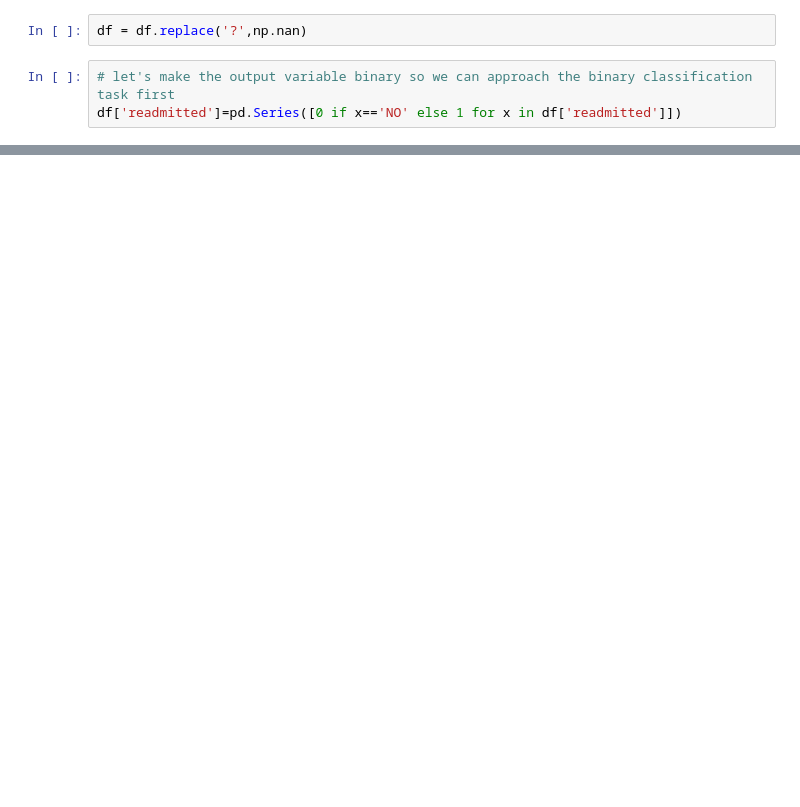
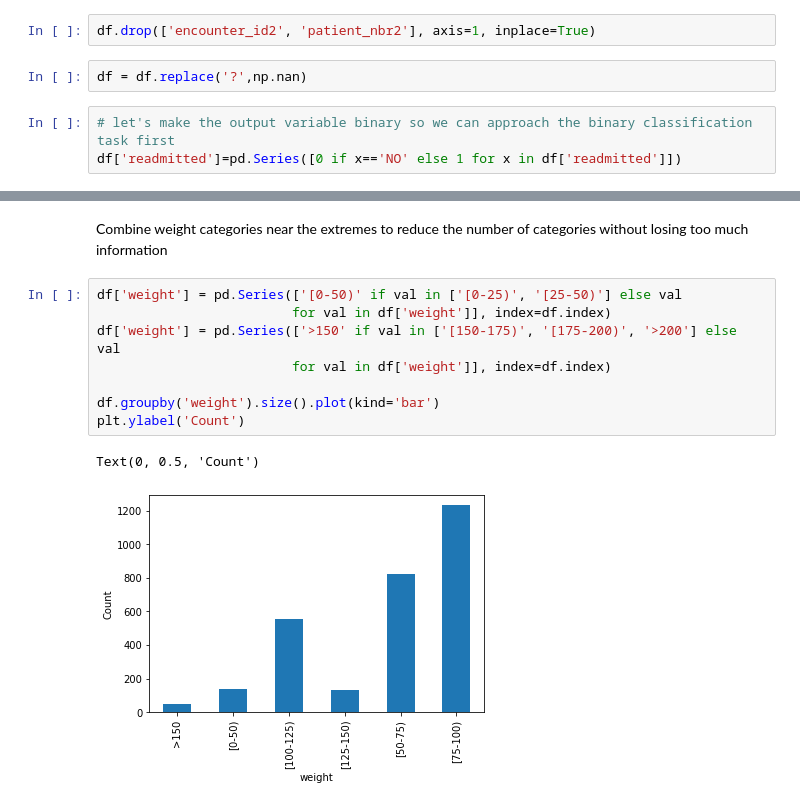
Before and after one commit to gavinmcclelland/CISC451, a Jupyter notebook: a2/code/patient_readmission.ipynb, the cells around one changed output, grey strips where cells are left out. Saved outputs shown, nothing was run; the diff lists cells and outputs as text; blank space fills up the shorter version.

```diff
--- a/a2/code/patient_readmission.ipynb
+++ b/a2/code/patient_readmission.ipynb
@@ -70,3 +56,5 @@ df.loc[~df.discharge_disposition_id.isin([11,13,14,19,20,21])]
+# %%
+df.drop(['encounter_id2', 'patient_nbr2'], axis=1, inplace=True)
 # %%
 df = df.replace('?',np.nan)
 # %%
@@ -79,0 +101,13 @@ df.groupby('readmitted').size().plot(kind='bar')
+# %% [markdown]
+Combine weight categories near the extremes to reduce the number of categories without losing too much information
+# %%
+df['weight'] = pd.Series(['[0-50)' if val in ['[0-25)', '[25-50)'] else val
+                         for val in df['weight']], index=df.index)
+df['weight'] = pd.Series(['>150' if val in ['[150-175)', '[175-200)', '>200'] else val
+                         for val in df['weight']], index=df.index)
+
+df.groupby('weight').size().plot(kind='bar')
+plt.ylabel('Count')
+# %% [output]
+Text(0, 0.5, 'Count')
+[figure, added]
```
Also changed, not shown: parts of 40 cells of this notebook.
